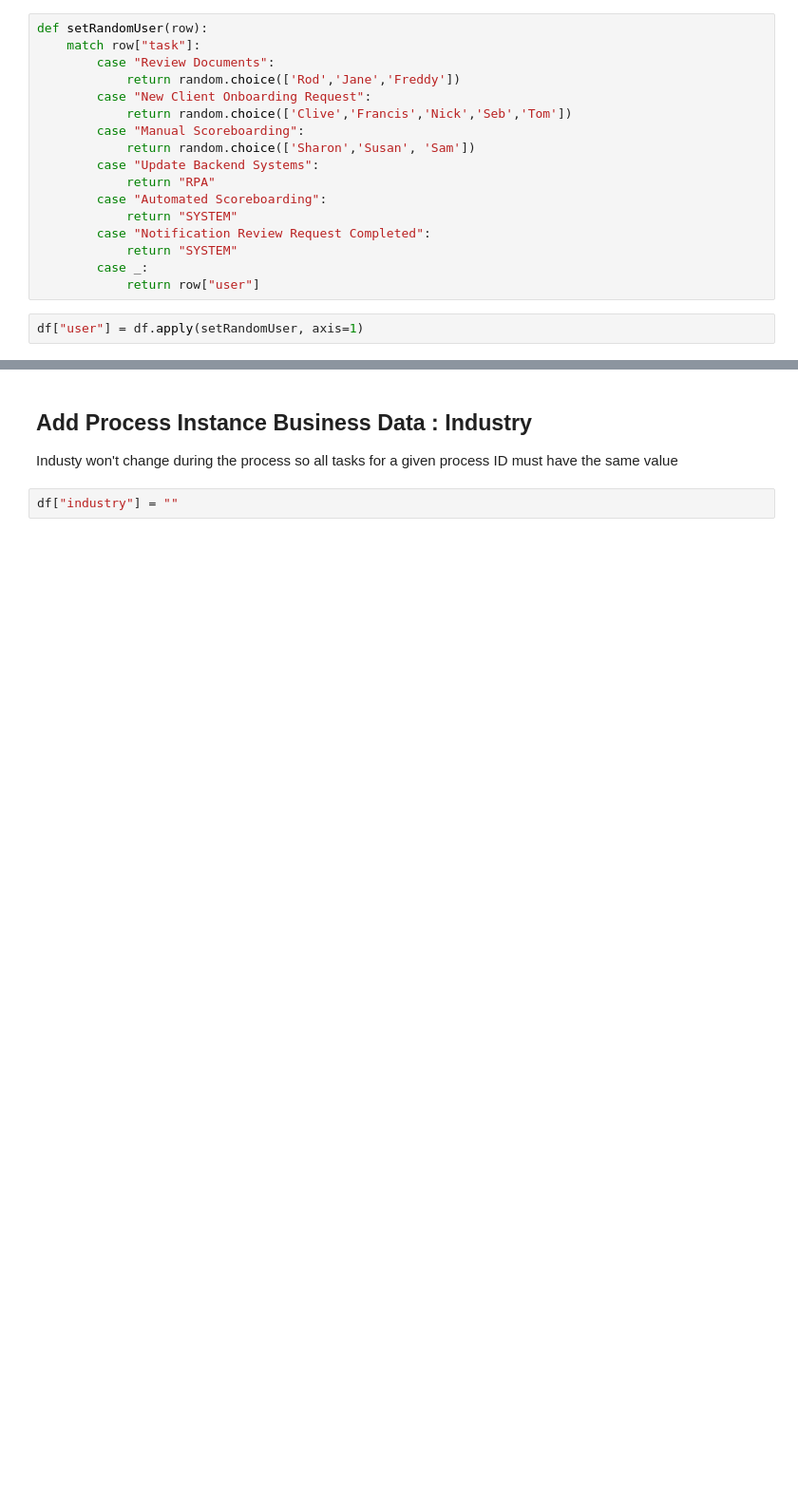
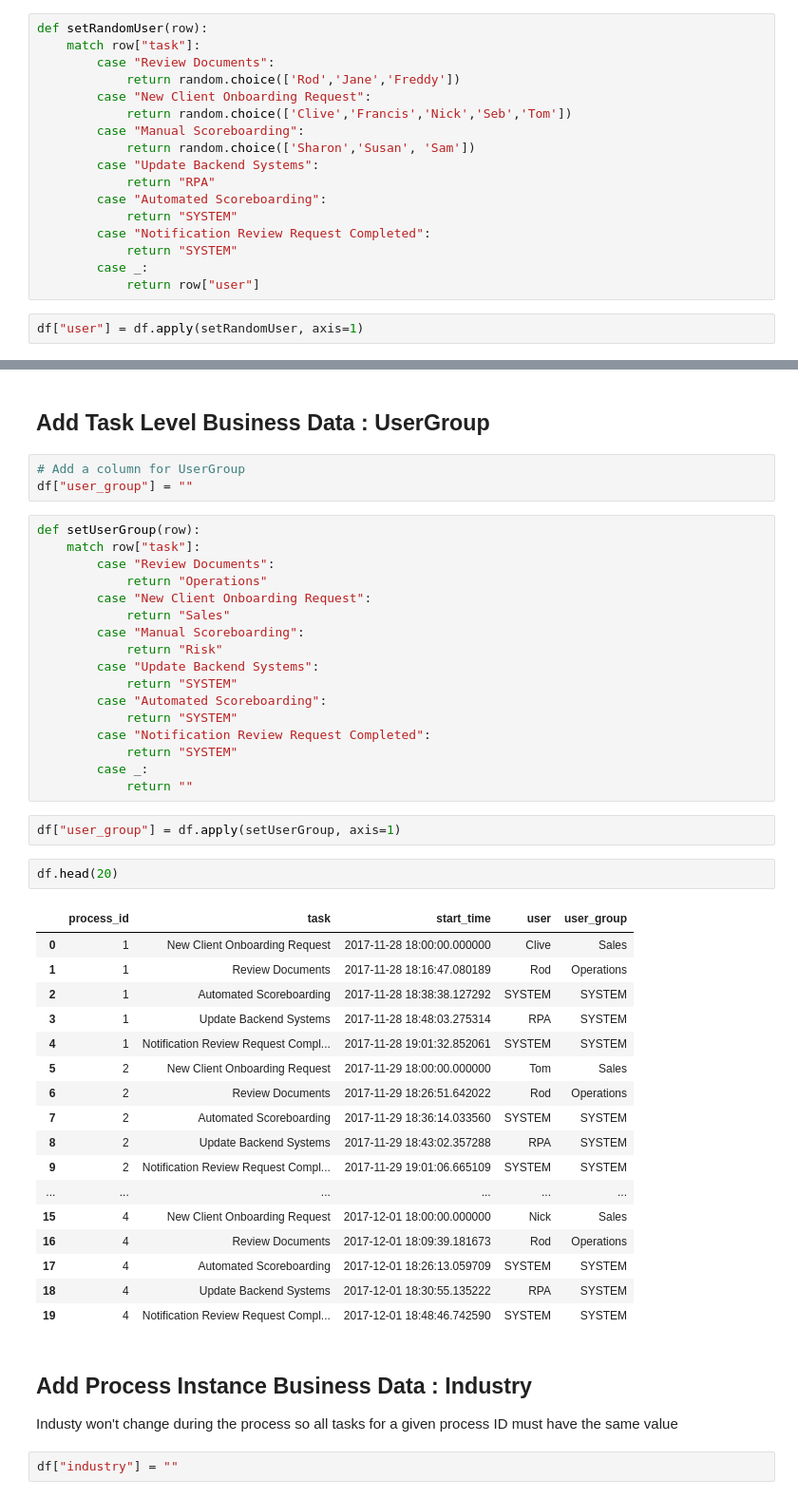
Before and after one commit to gerry-baird/pm-data-gen, a Jupyter notebook: data_gen.ipynb, the cells around one changed output, grey strips where cells are left out. Shown: that part at 95% size. Cells and saved outputs as stored; diff of their text form; blank space fills up the shorter version.

Commit message:
Added user group

```diff
--- a/data_gen.ipynb
+++ b/data_gen.ipynb
@@ -229,3 +286,47 @@ df.head(20)
+# %% [markdown]
+## Add Task Level Business Data : UserGroup
+# %%
+# Add a column for UserGroup
+df["user_group"] = ""
+# %%
+def setUserGroup(row):
+    match row["task"]:
+        case "Review Documents":
+            return "Operations"
+        case "New Client Onboarding Request":
+            return "Sales"
+        case "Manual Scoreboarding":
+            return "Risk"
+        case "Update Backend Systems":
+            return "SYSTEM"
+        case "Automated Scoreboarding":
+            return "SYSTEM"
+        case "Notification Review Request Completed":
+            return "SYSTEM"
+        case _:
+            return ""
+# %%
+df["user_group"] = df.apply(setUserGroup, axis=1)
+# %%
+df.head(20)
+# %% [output]
+|  | process_id | task | start_time | user | user_group |
+| 0 | 1 | New Client Onboarding Request | 2017-11-28 18:00:00.000000 | Clive | Sales |
+| 1 | 1 | Review Documents | 2017-11-28 18:16:47.080189 | Rod | Operations |
+| 2 | 1 | Automated Scoreboarding | 2017-11-28 18:38:38.127292 | SYSTEM | SYSTEM |
+| 3 | 1 | Update Backend Systems | 2017-11-28 18:48:03.275314 | RPA | SYSTEM |
+| 4 | 1 | Notification Review Request Compl... | 2017-11-28 19:01:32.852061 | SYSTEM | SYSTEM |
+| 5 | 2 | New Client Onboarding Request | 2017-11-29 18:00:00.000000 | Tom | Sales |
+| 6 | 2 | Review Documents | 2017-11-29 18:26:51.642022 | Rod | Operations |
+| 7 | 2 | Automated Scoreboarding | 2017-11-29 18:36:14.033560 | SYSTEM | SYSTEM |
+| 8 | 2 | Update Backend Systems | 2017-11-29 18:43:02.357288 | RPA | SYSTEM |
+| 9 | 2 | Notification Review Request Compl... | 2017-11-29 19:01:06.665109 | SYSTEM | SYSTEM |
+| ... | ... | ... | ... | ... | ... |
+| 15 | 4 | New Client Onboarding Request | 2017-12-01 18:00:00.000000 | Nick | Sales |
+| 16 | 4 | Review Documents | 2017-12-01 18:09:39.181673 | Rod | Operations |
+| 17 | 4 | Automated Scoreboarding | 2017-12-01 18:26:13.059709 | SYSTEM | SYSTEM |
+| 18 | 4 | Update Backend Systems | 2017-12-01 18:30:55.135222 | RPA | SYSTEM |
+| 19 | 4 | Notification Review Request Compl... | 2017-12-01 18:48:46.742590 | SYSTEM | SYSTEM |
 # %% [markdown]
 ## Add Process Instance Business Data : Industry
 Industy won't change during the process so all tasks for a given process ID must have the same value
```
Also changed, not shown: parts of 25 cells of this notebook, 2 other files.
